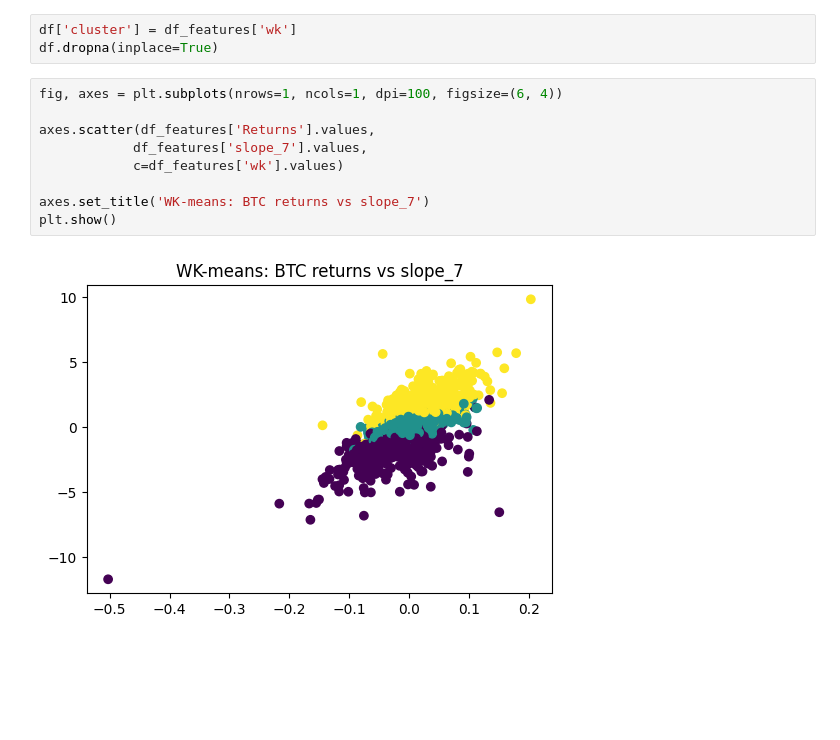
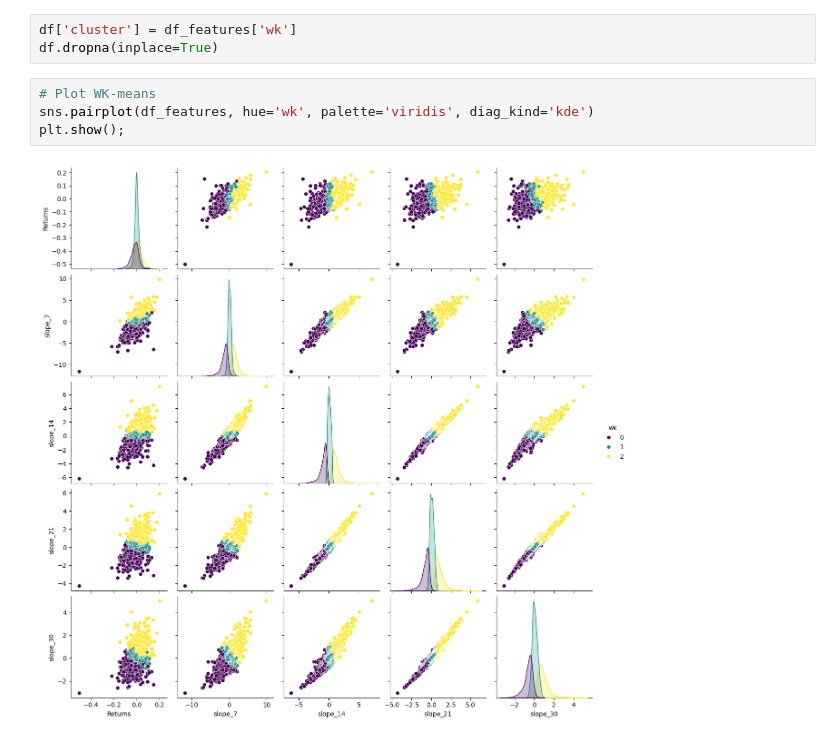
Before and after one commit to marcsanchezsala/BTC-Market-Regime-Detection, a Jupyter notebook: regime_k3.ipynb, the cells around one changed output. Drawn from its saved outputs; the diff is of its cells as text; blank space fills up the shorter version.

```diff
--- a/regime_k3.ipynb
+++ b/regime_k3.ipynb
@@ -76,13 +79,8 @@ df_features['wk'] = wkmeans.predict(dataset)
 df['cluster'] = df_features['wk']
 df.dropna(inplace=True)
 # %%
-fig, axes = plt.subplots(nrows=1, ncols=1, dpi=100, figsize=(6, 4))
-
-axes.scatter(df_features['Returns'].values,
-            df_features['slope_7'].values,
-            c=df_features['wk'].values)
-
-axes.set_title('WK-means: BTC returns vs slope_7')
-plt.show()
+# Plot WK-means
+sns.pairplot(df_features, hue='wk', palette='viridis', diag_kind='kde')
+plt.show();
 # %% [output]
-[figure, old version]
+[figure, new version]
```
Also changed, not shown: parts of 4 cells of this notebook.
